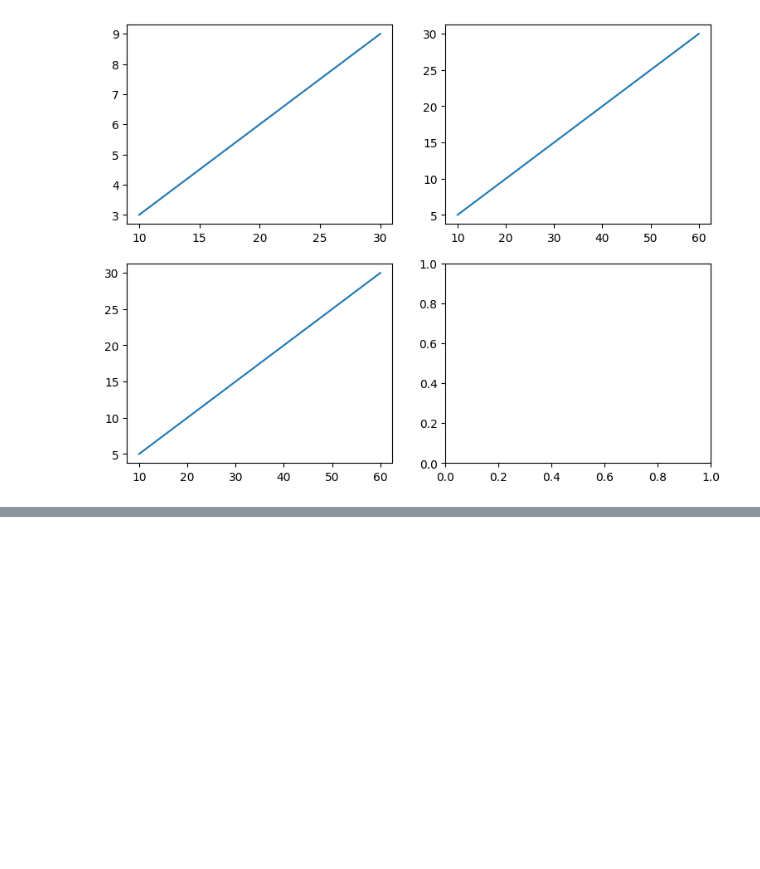
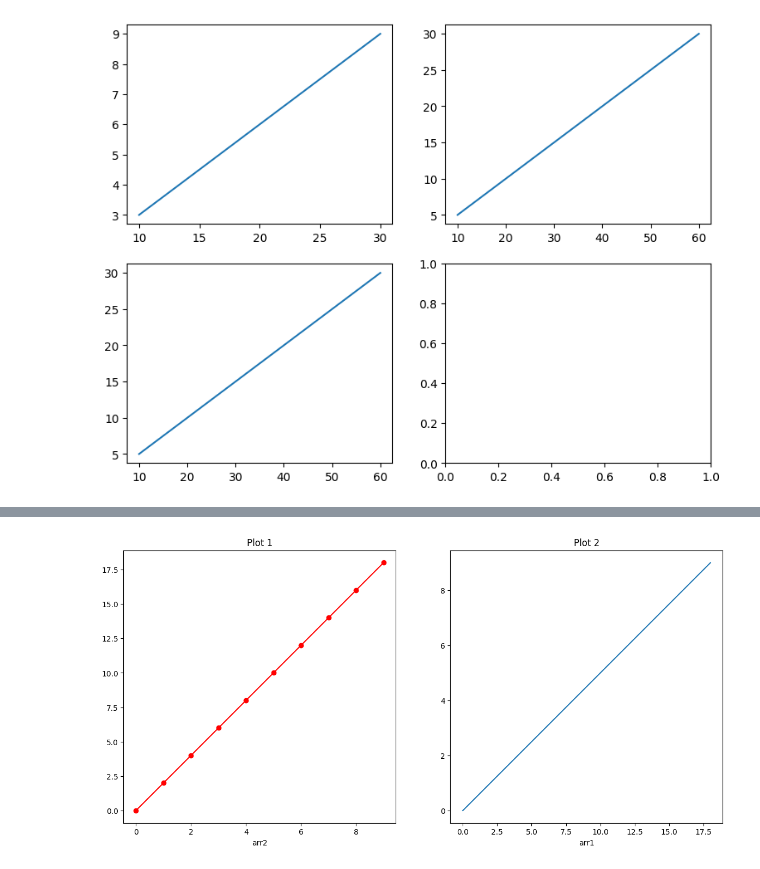
Before and after one commit to iampawankc/NLP, a Jupyter notebook: Libraries/matplotlib.ipynb, the cells around one changed output, grey strips where cells are left out. Cells and saved outputs as stored; diff of their text form; code cells hidden in the pictures; blank space fills up the shorter version.

Commit message:
matplotlib complete

```diff
--- a/Libraries/matplotlib.ipynb
+++ b/Libraries/matplotlib.ipynb
@@ -173,0 +180,24 @@ plt.show()
+# %%
+import numpy as np
+from matplotlib import pyplot as plt
+
+arr = np.arange(10)
+arr2 = arr*2
+# %%
+f = plt.figure(figsize=(10,10), dpi=100)
+a = f.add_axes([0.1,0.1,0.5,0.5])
+b = f.add_axes([0.7,0.1,0.5,0.5])
+
+a.plot(arr, arr2, color='r', marker='o')
+a.set_title('Plot 1')
+a.set_xlabel('arr1')
+a.set_xlabel('arr2')
+
+b.plot(arr2, arr)
+b.set_title('Plot 2')
+b.set_xlabel('arr2')
+b.set_xlabel('arr1')
+
+plt.show()
+# %% [output]
+[figure, added]
```
Also changed, not shown: parts of 26 cells of this notebook, 2 other files.
